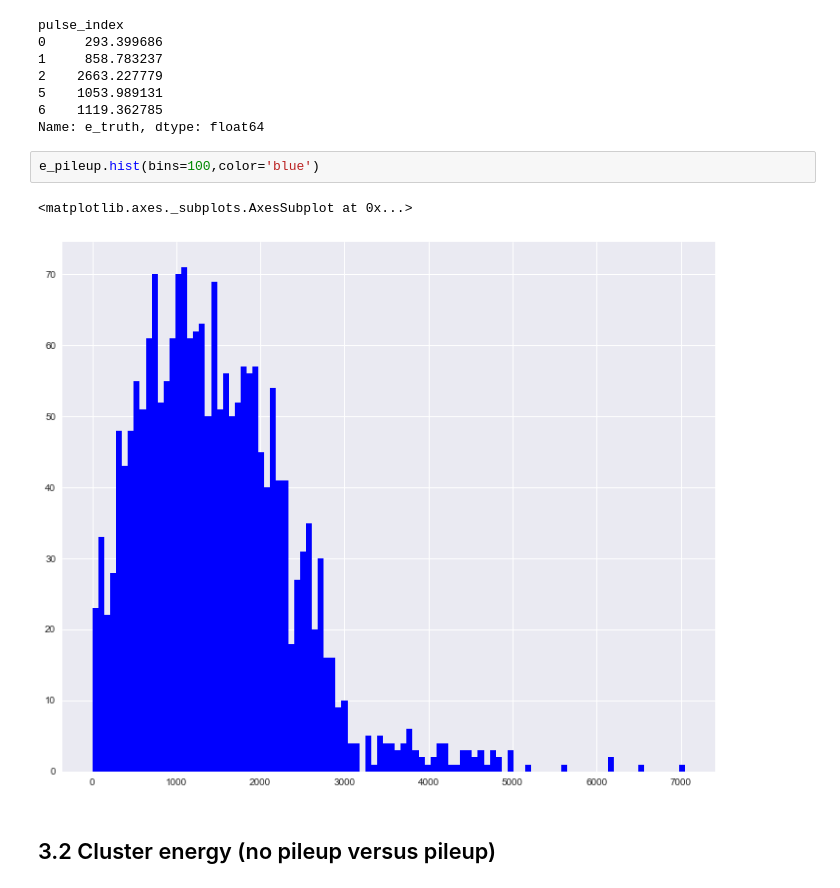
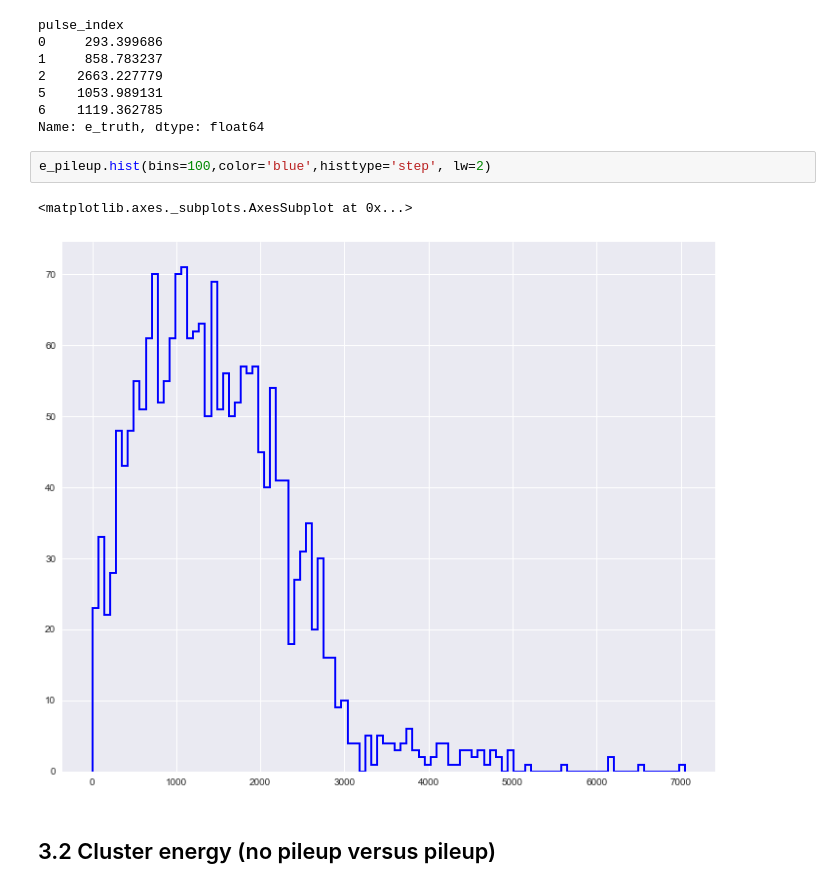
Before and after one commit to kimsiang/MuonG2, a Jupyter notebook: pileup/PileupStudy.ipynb, the cells around one changed output. Drawn from its saved outputs; the diff is of its cells as text.

```diff
--- a/pileup/PileupStudy.ipynb
+++ b/pileup/PileupStudy.ipynb
@@ -265,10 +265,10 @@ pulse_index
 6    1119.362785
 Name: e_truth, dtype: float64
 # %%
-e_pileup.hist(bins=100,color='blue')
+e_pileup.hist(bins=100,color='blue',histtype='step', lw=2)
 # %% [output]
 <matplotlib.axes._subplots.AxesSubplot at 0x...>
-[figure, old version]
+[figure, new version]
 # %% [markdown]
 ## 3.2 Cluster energy (no pileup versus pileup)
 # %%
```
Also changed, not shown: parts of 9 cells of this notebook.
